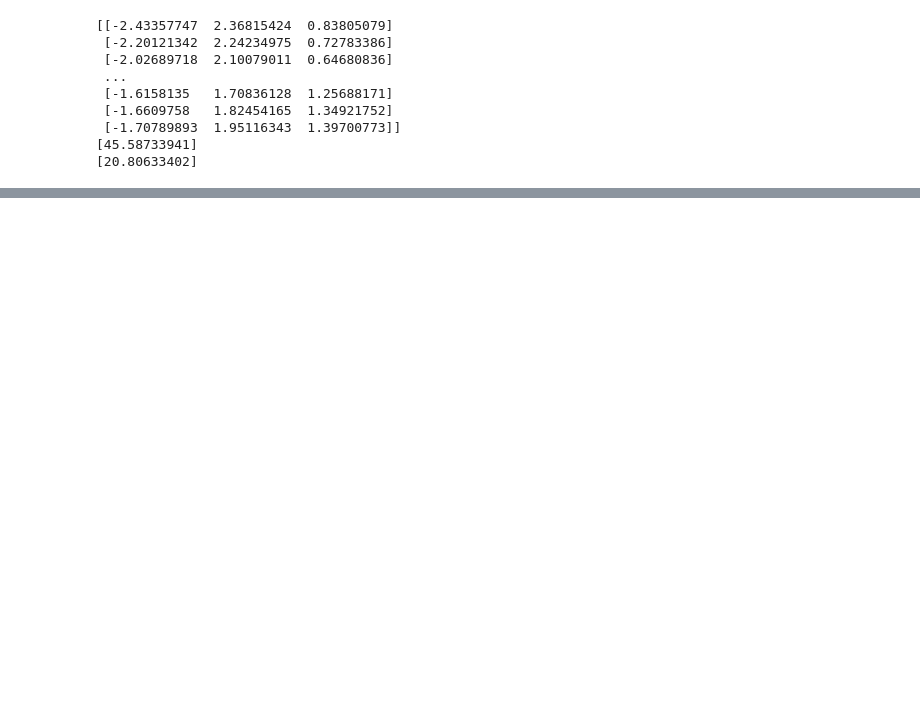
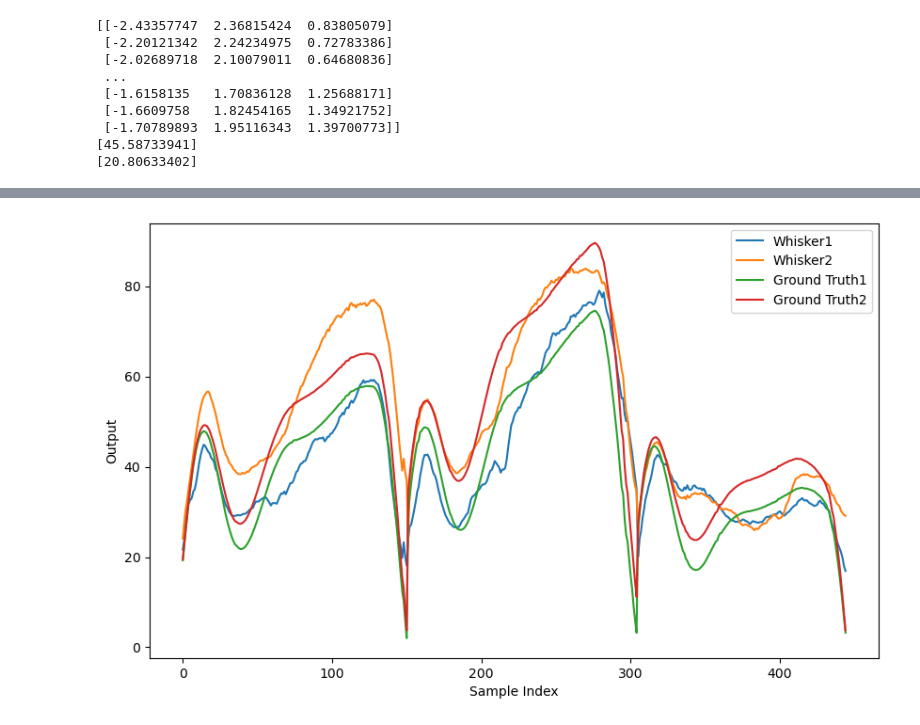
Before and after one commit to TacYee/autonomous-fly, a Jupyter notebook: Optitrack/dataanalyse/uncertainty_mlp_KF.ipynb, the cells around one changed output, grey strips where cells are left out. Cells and saved outputs as stored; diff of their text form; code cells hidden in the pictures; blank space fills up the shorter version.

```diff
--- a/Optitrack/dataanalyse/uncertainty_mlp_KF.ipynb
+++ b/Optitrack/dataanalyse/uncertainty_mlp_KF.ipynb
@@ -1457,0 +1598,95 @@ whisker2 MAE = 19.598749147118344
+# %%
+#KF Flat3_seperate whisker1 and whisker2
+import numpy as np
+import os
+import matplotlib.pyplot as plt
+from KF import KalmanFilterFLAT3_3
+from sklearn.metrics import mean_squared_error, mean_absolute_error
+
+def apply_kalman_filterFLAT3(initial_state1, initial_state2, initial_position, initial_yaw, test_pre1, test_pre2, positions, yaws, fading_factor):
+    kf = KalmanFilterFLAT3_seperate(initial_state1, initial_state2, initial_position, initial_yaw, initial_covariance, process_noise, measurement_noise, fading_factor)
+    estimates1 = [np.array([initial_state1])]
+    estimates2 = [np.array([initial_state2])]
+    estimates = [np.array([0])]
+    for z1, z2, position, yaw in zip(test_pre1[1:], test_pre2[1:], positions[1:], yaws[1:]):
+        kf.predict(position, yaw)
+        kf.update(np.array([234 - z1]), np.array([234 - z2]))
+        estimate1, estimate2 = kf.get_current_estimate()
+        estimates1.append(estimate1)
+        estimates2.append(estimate2)
+    return estimates1, estimates2
+
+fading_factor = 1
+
+
+# 数据分段 whisker1
+test_GT1_filtered_1 = test_GT1_filtered[0:151]
+test_GT1_filtered_2 = test_GT1_filtered[151:305]
+test_GT1_filtered_3 = test_GT1_filtered[305:445]
+test_pre1_1 = test_pre1[0:151]
+test_pre1_2 = test_pre1[151:305]
+test_pre1_3 = test_pre1[305:445]
+
+# 数据分段 whisker2
+test_GT2_filtered_1 = test_GT2_filtered[0:151]
+test_GT2_filtered_2 = test_GT2_filtered[151:305]
+test_GT2_filtered_3 = test_GT2_filtered[305:445]
+test_pre2_1 = test_pre2[0:151]
+test_pre2_2 = test_pre2[151:305]
+test_pre2_3 = test_pre2[305:445]
+
+# 数据分段 both
+test_position_1 = test_position1_filtered[0:151]
+test_position_2 = test_position1_filtered[151:305]
+test_position_3 = test_position1_filtered[305:445]
+test_yaw_1 = test_orientation1_filtered[0:151]
+test_yaw_2 = test_orientation1_filtered[151:305]
+test_yaw_3 = test_orientation1_filtered[305:445]
+
+# 初始状态和噪声配置
+initial_states1 = [test_pre1_1[0], test_pre1_2[0], test_pre1_3[0]]
+initial_states2 = [test_pre2_1[0], test_pre2_2[0], test_pre2_3[0]]
+initial_positions = [test_position_1[0], test_position_2[0], test_position_3[0]]
+initial_yaws = [test_yaw_1[0], test_yaw_2[0], test_yaw_3[0]]
+initial_covariance = np.array([[5]])
+process_noise = np.array([[0.08]])
+measurement_noise = np.array([[1]])
+
+# 应用卡尔曼滤波
+test_kal1_1, test_kal2_1= apply_kalman_filterFLAT3(initial_states1[0], initial_states2[0], initial_positions[0], initial_yaws[0], test_pre1_1, test_pre2_1, test_position_1, test_yaw_1, fading_factor)
+test_kal1_2, test_kal2_2= apply_kalman_filterFLAT3(initial_states1[1], initial_states2[0], initial_positions[1], initial_yaws[1], test_pre1_2, test_pre2_2, test_position_2, test_yaw_2, fading_factor)
+test_kal1_3, test_kal2_3= apply_kalman_filterFLAT3(initial_states1[2], initial_states2[0], initial_positions[2], initial_yaws[2], test_pre1_3, test_pre2_3, test_position_3, test_yaw_3, fading_factor)
+
+# 合并结果
+test_kal1 = test_kal1_1 + test_kal1_2 + test_kal1_3
+test_kal2 = test_kal2_1 + test_kal2_2 + test_kal2_3
+test_kal = test_kal_1 + test_kal_2 + test_kal_3
+print(test_kal1)
+print(test_kal2)
+# 计算损失
+MSE_loss_1 = mean_squared_error(test_kal1, test_GT1_filtered)
+MAE_loss_1 = mean_absolute_error(test_kal1, test_GT1_filtered)
+MSE_loss_2 = mean_squared_error(test_kal2, test_GT2_filtered)
+MAE_loss_2 = mean_absolute_error(test_kal2, test_GT2_filtered)
+
+print(f'whisker1 MSE = {MSE_loss_1}')
+print(f'whisker1 MAE = {MAE_loss_1}')
+print(f'whisker2 MSE = {MSE_loss_2}')
+print(f'whisker2 MAE = {MAE_loss_2}')
+
+# 保存图像
+test_image_folder = 'FLAT3_MLP_KF_test_image_save_whisker1+2'
+os.makedirs(test_image_folder, exist_ok=True)
+test_image_output_file_1 = f'{test_image_folder}/p_0.05_noise_1e-2_modelvarianceweight_1_whisker1_kf_certainnoise_50_0.1_1_1.png'
+
+plt.figure(figsize=(10, 6))
+# plt.plot(test_kal, label='Whisker')
+plt.plot(test_kal1, label='Whisker1')
+plt.plot(test_kal2, label='Whisker2')
+plt.plot(test_GT1_filtered, label='Ground Truth1')
+plt.plot(test_GT2_filtered, label='Ground Truth2')
+plt.legend()
+plt.xlabel('Sample Index')
+plt.ylabel('Output')
+plt.savefig(test_image_output_file)
+# %% [output]
@@ -1458,3 +1710,4 @@ whisker2 MAE = 19.598749147118344
+[figure, added]
 # %%
 #KF UA Flat3 whisker1 and whisker2
 import numpy as np
```
Also changed, not shown: parts of 23 cells of this notebook, 19 other files.
